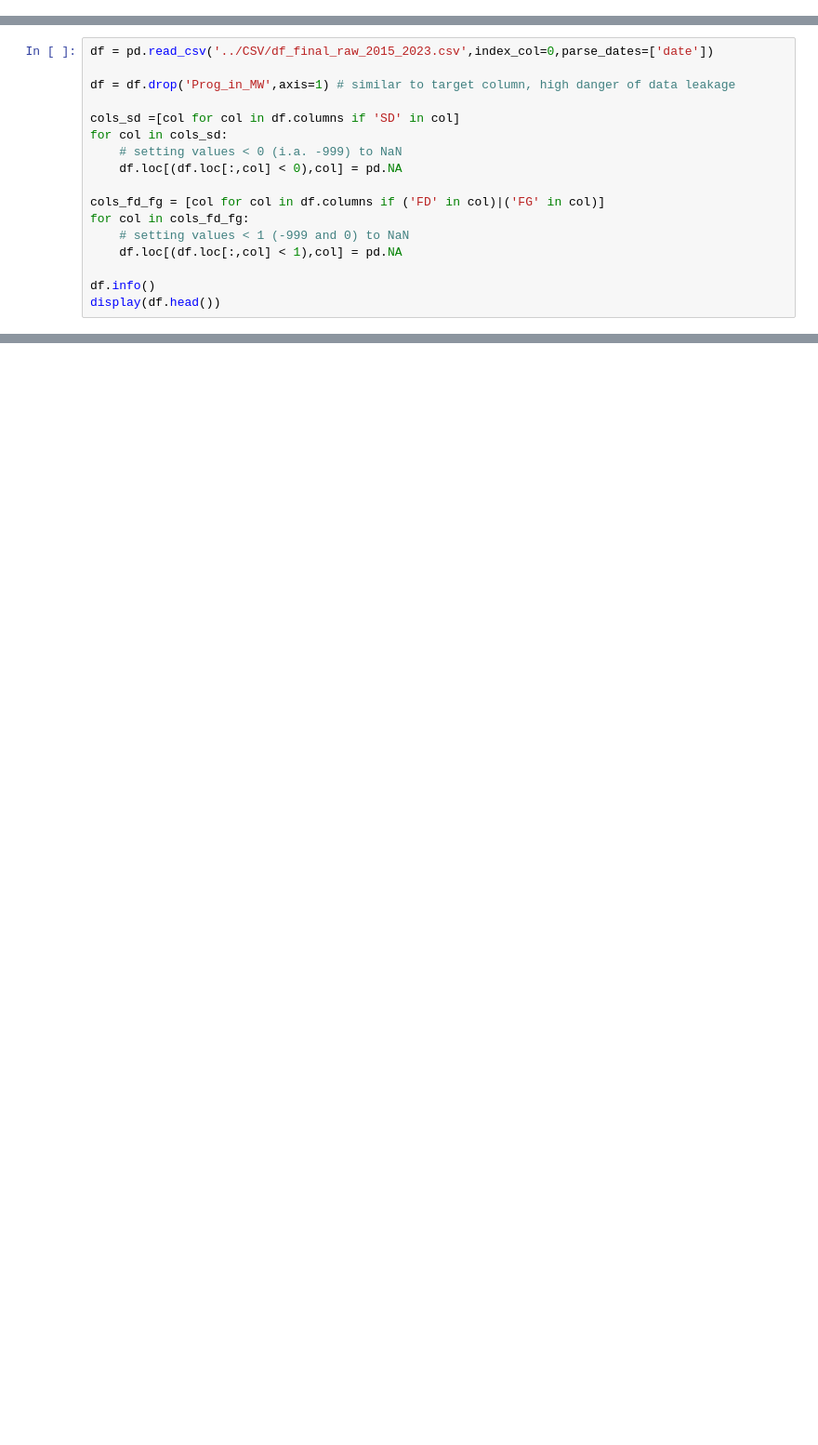
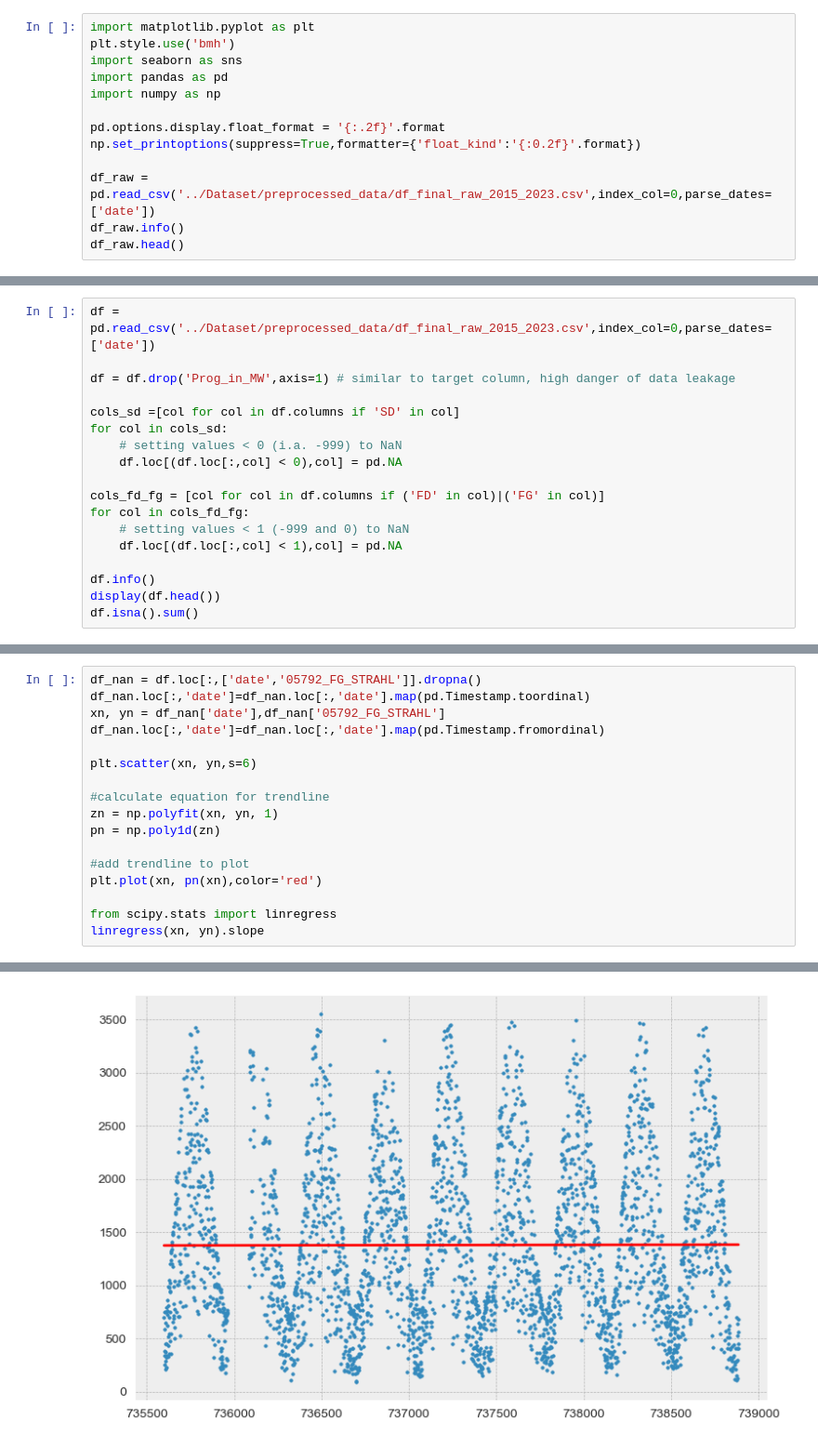
Before and after one commit to raminsdp/Energy_Production_data_repo, a Jupyter notebook: Jupyter_Notebooks/solar_energy_EDA.ipynb, the cells around one changed output, grey strips where cells are left out. Shown at 93% size. Cells and saved outputs as stored; diff of their text form; blank space fills up the shorter version.

```diff
--- a/Jupyter_Notebooks/solar_energy_EDA.ipynb
+++ b/Jupyter_Notebooks/solar_energy_EDA.ipynb
@@ -10,0 +4,13 @@ df_raw.head()
+# %%
+import matplotlib.pyplot as plt
+plt.style.use('bmh')
+import seaborn as sns
+import pandas as pd
+import numpy as np
+
+pd.options.display.float_format = '{:.2f}'.format
+np.set_printoptions(suppress=True,formatter={'float_kind':'{:0.2f}'.format})
+
+df_raw = pd.read_csv('../Dataset/preprocessed_data/df_final_raw_2015_2023.csv',index_col=0,parse_dates=['date'])
+df_raw.info()
+df_raw.head()
@@ -27,5 +104,5 @@ df_raw.plot(x='date',y='Bruttoleistung',figsize=(10,5))
 # %%
-df = pd.read_csv('../CSV/df_final_raw_2015_2023.csv',index_col=0,parse_dates=['date'])
+df = pd.read_csv('../Dataset/preprocessed_data/df_final_raw_2015_2023.csv',index_col=0,parse_dates=['date'])
 
 df = df.drop('Prog_in_MW',axis=1) # similar to target column, high danger of data leakage
 
@@ -41,3 +118,4 @@ for col in cols_fd_fg:
 
 df.info()
 display(df.head())
+df.isna().sum()
@@ -56,0 +193,18 @@ plt.show()
+# %%
+df_nan = df.loc[:,['date','05792_FG_STRAHL']].dropna()
+df_nan.loc[:,'date']=df_nan.loc[:,'date'].map(pd.Timestamp.toordinal)
+xn, yn = df_nan['date'],df_nan['05792_FG_STRAHL']
+df_nan.loc[:,'date']=df_nan.loc[:,'date'].map(pd.Timestamp.fromordinal)
+
+plt.scatter(xn, yn,s=6)
+
+#calculate equation for trendline
+zn = np.polyfit(xn, yn, 1)
+pn = np.poly1d(zn)
+
+#add trendline to plot
+plt.plot(xn, pn(xn),color='red')
+
+from scipy.stats import linregress
+linregress(xn, yn).slope
+# %% [output]
@@ -57 +212,2 @@ plt.show()
+[figure, added]
 # %%
```
Also changed, not shown: parts of 22 cells of this notebook, 3 other files.
